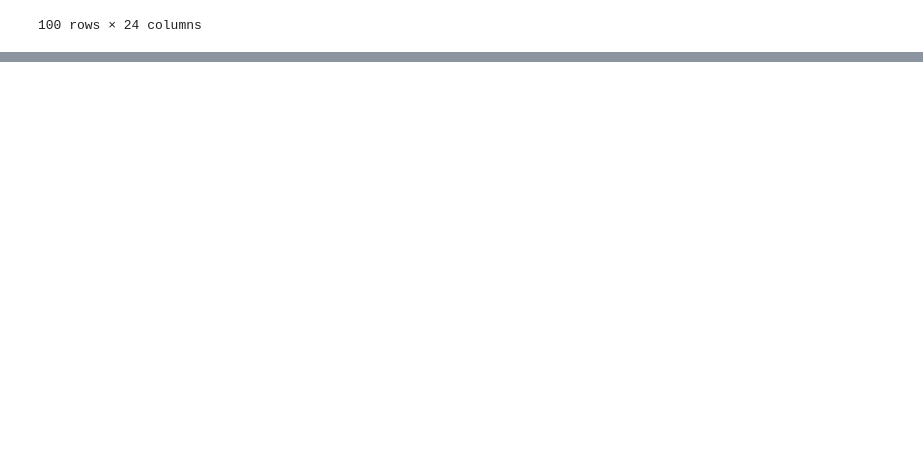
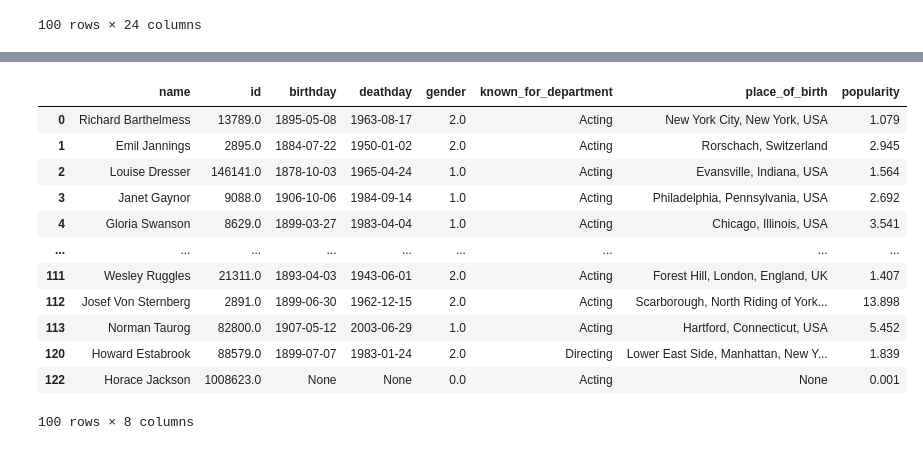
Before and after one commit to epfl-ada/ada-2024-project-bluesweater, a Jupyter notebook: src/sections/actor success.ipynb, the cells around one changed output, grey strips where cells are left out. Cells and saved outputs as stored; diff of their text form; code cells hidden in the pictures; blank space fills up the shorter version.

```diff
--- a/src/sections/actor success.ipynb
+++ b/src/sections/actor success.ipynb
@@ -195,3 +195,4 @@ rotten.head(100)
 | 99 | Who Framed Roger Rabbit | 1988 | Down-on-his-luck private eye Eddi... | 97 | 84.0 | Who Framed Roger Rabbit is an inn... | 65 | 250,000+ | ... |
 100 rows × 24 columns
 # %%
+actor_df = pd.read_pickle('../../pickles/actor_df.pkl')
@@ -203,0 +208,19 @@ Requirement already satisfied: certifi>=2017.4.17 in /opt/anaconda3/envs/py3-9-1
+# %%
+# drop the following columns: also_known_as, adult, biography, imdb_id, profile_path
+actor_df = actor_df.drop(columns=['also_known_as', 'adult', 'biography', 'imdb_id', 'profile_path', 'homepage'])
+# %%
+actor_df.head(100)
+# %% [output]
+|  | name | id | birthday | deathday | gender | known_for_department | place_of_birth | popularity |
+| 0 | Richard Barthelmess | 13789.0 | 1895-05-08 | 1963-08-17 | 2.0 | Acting | New York City, New York, USA | 1.079 |
+| 1 | Emil Jannings | 2895.0 | 1884-07-22 | 1950-01-02 | 2.0 | Acting | Rorschach, Switzerland | 2.945 |
+| 2 | Louise Dresser | 146141.0 | 1878-10-03 | 1965-04-24 | 1.0 | Acting | Evansville, Indiana, USA | 1.564 |
+| 3 | Janet Gaynor | 9088.0 | 1906-10-06 | 1984-09-14 | 1.0 | Acting | Philadelphia, Pennsylvania, USA | 2.692 |
+| 4 | Gloria Swanson | 8629.0 | 1899-03-27 | 1983-04-04 | 1.0 | Acting | Chicago, Illinois, USA | 3.541 |
+| ... | ... | ... | ... | ... | ... | ... | ... | ... |
+| 111 | Wesley Ruggles | 21311.0 | 1893-04-03 | 1943-06-01 | 2.0 | Acting | Forest Hill, London, England, UK | 1.407 |
+| 112 | Josef Von Sternberg | 2891.0 | 1899-06-30 | 1962-12-15 | 2.0 | Acting | Scarborough, North Riding of York... | 13.898 |
+| 113 | Norman Taurog | 82800.0 | 1907-05-12 | 2003-06-29 | 1.0 | Acting | Hartford, Connecticut, USA | 5.452 |
+| 120 | Howard Estabrook | 88579.0 | 1899-07-07 | 1983-01-24 | 2.0 | Directing | Lower East Side, Manhattan, New Y... | 1.839 |
+| 122 | Horace Jackson | 1008623.0 | None | None | 0.0 | Acting | None | 0.001 |
+100 rows × 8 columns
```
Also changed, not shown: parts of 11 cells of this notebook.
